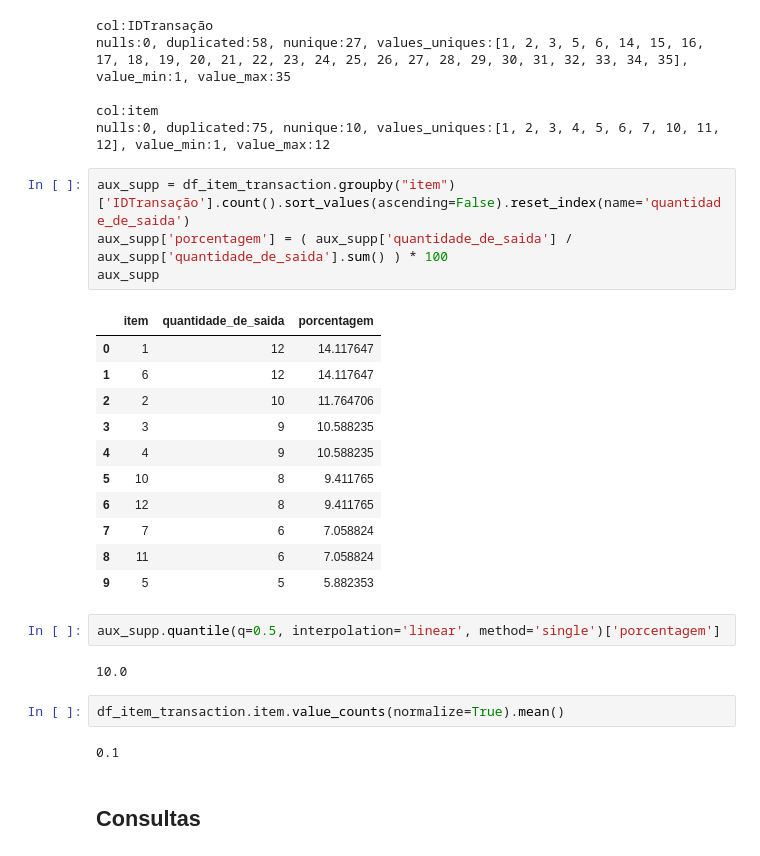
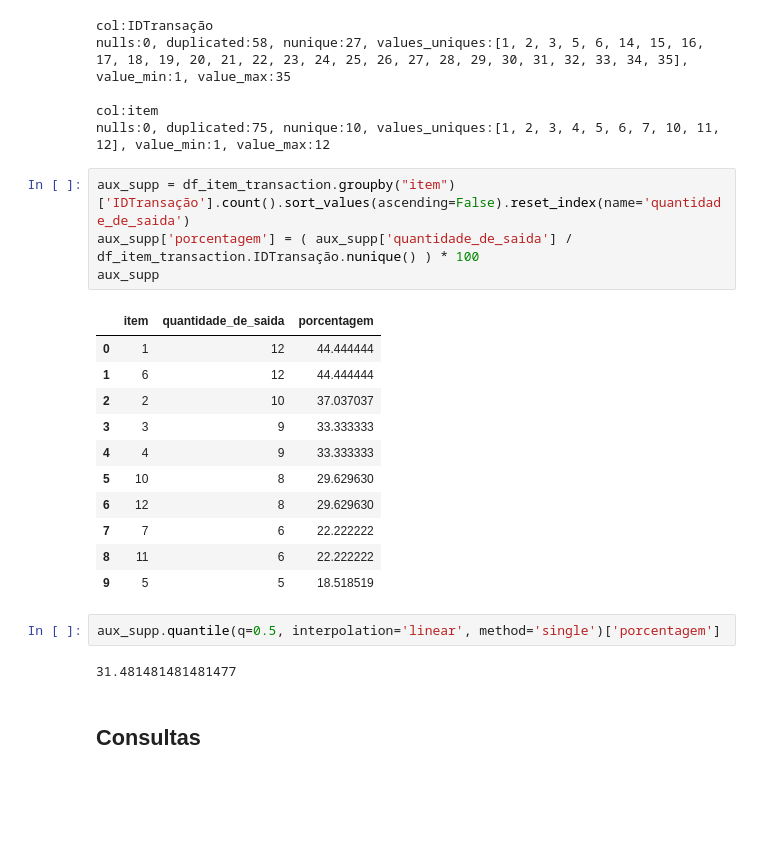
Before and after one commit to AnnaPaulaFigueiredo/supermarket_basket_analysis, a Jupyter notebook: code/analysis.ipynb, the cells around one changed output. Drawn from its saved outputs; the diff is of its cells as text; blank space fills up the shorter version.

```diff
--- a/code/analysis.ipynb
+++ b/code/analysis.ipynb
@@ -226,28 +231,24 @@ col:item
 nulls:0, duplicated:75, nunique:10, values_uniques:[1, 2, 3, 4, 5, 6, 7, 10, 11, 12], value_min:1, value_max:12
 # %%
 aux_supp = df_item_transaction.groupby("item")['IDTransação'].count().sort_values(ascending=False).reset_index(name='quantidade_de_saida')
-aux_supp['porcentagem'] = ( aux_supp['quantidade_de_saida'] / aux_supp['quantidade_de_saida'].sum() ) * 100
+aux_supp['porcentagem'] = ( aux_supp['quantidade_de_saida'] / df_item_transaction.IDTransação.nunique() ) * 100
 aux_supp
 # %% [output]
 |  | item | quantidade_de_saida | porcentagem |
-| 0 | 1 | 12 | 14.117647 |
-| 1 | 6 | 12 | 14.117647 |
-| 2 | 2 | 10 | 11.764706 |
-| 3 | 3 | 9 | 10.588235 |
-| 4 | 4 | 9 | 10.588235 |
-| 5 | 10 | 8 | 9.411765 |
-| 6 | 12 | 8 | 9.411765 |
-| 7 | 7 | 6 | 7.058824 |
-| 8 | 11 | 6 | 7.058824 |
-| 9 | 5 | 5 | 5.882353 |
+| 0 | 1 | 12 | 44.444444 |
+| 1 | 6 | 12 | 44.444444 |
+| 2 | 2 | 10 | 37.037037 |
+| 3 | 3 | 9 | 33.333333 |
+| 4 | 4 | 9 | 33.333333 |
+| 5 | 10 | 8 | 29.629630 |
+| 6 | 12 | 8 | 29.629630 |
+| 7 | 7 | 6 | 22.222222 |
+| 8 | 11 | 6 | 22.222222 |
+| 9 | 5 | 5 | 18.518519 |
 # %%
 aux_supp.quantile(q=0.5, interpolation='linear', method='single')['porcentagem']
 # %% [output]
-10.0
+31.481481481481477
-# %%
-df_item_transaction.item.value_counts(normalize=True).mean()
-# %% [output]
-0.1
 # %% [markdown]
 ## Consultas
 # %%
```
Also changed, not shown: parts of 33 cells of this notebook.
